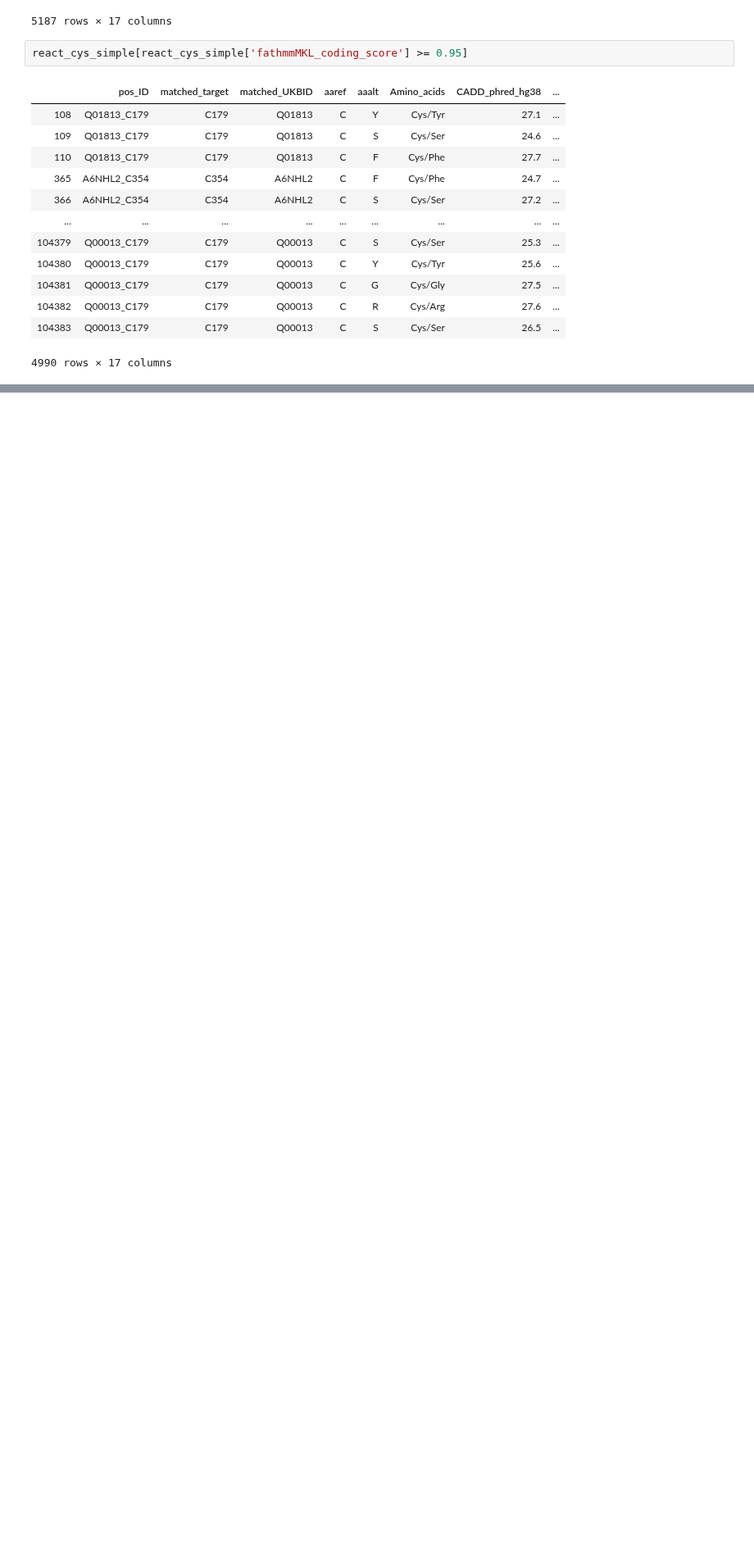
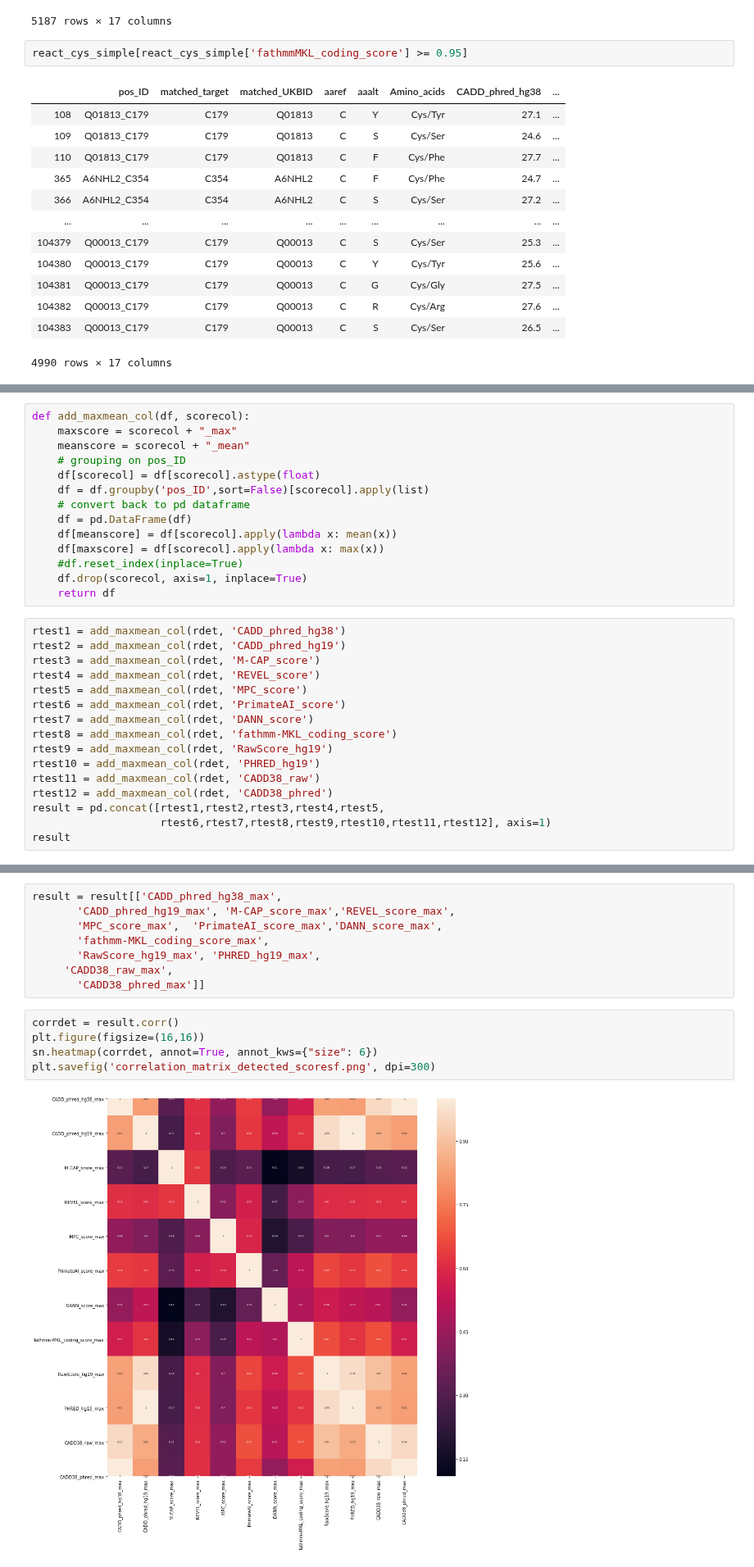
Before and after one commit to Mfpfox/MAPPING, a Jupyter notebook: Rfig_file_filter.ipynb, the cells around one changed output, grey strips where cells are left out. Shown at 82% size. Drawn from its saved outputs; the diff is of its cells as text; blank space fills up the shorter version.

```diff
--- a/Rfig_file_filter.ipynb
+++ b/Rfig_file_filter.ipynb
@@ -1156,0 +740,30 @@ react_cys_simple.shape
+# %%
+def add_maxmean_col(df, scorecol):
+    maxscore = scorecol + "_max"
+    meanscore = scorecol + "_mean"
+    # grouping on pos_ID
+    df[scorecol] = df[scorecol].astype(float)
+    df = df.groupby('pos_ID',sort=False)[scorecol].apply(list)
+    # convert back to pd dataframe
+    df = pd.DataFrame(df)
+    df[meanscore] = df[scorecol].apply(lambda x: mean(x))
+    df[maxscore] = df[scorecol].apply(lambda x: max(x))
+    #df.reset_index(inplace=True)
+    df.drop(scorecol, axis=1, inplace=True)
+    return df
+# %%
+rtest1 = add_maxmean_col(rdet, 'CADD_phred_hg38')
+rtest2 = add_maxmean_col(rdet, 'CADD_phred_hg19')
+rtest3 = add_maxmean_col(rdet, 'M-CAP_score')
+rtest4 = add_maxmean_col(rdet, 'REVEL_score')
+rtest5 = add_maxmean_col(rdet, 'MPC_score')
+rtest6 = add_maxmean_col(rdet, 'PrimateAI_score')
+rtest7 = add_maxmean_col(rdet, 'DANN_score')
+rtest8 = add_maxmean_col(rdet, 'fathmm-MKL_coding_score')
+rtest9 = add_maxmean_col(rdet, 'RawScore_hg19')
+rtest10 = add_maxmean_col(rdet, 'PHRED_hg19')
+rtest11 = add_maxmean_col(rdet, 'CADD38_raw')
+rtest12 = add_maxmean_col(rdet, 'CADD38_phred')
+result = pd.concat([rtest1,rtest2,rtest3,rtest4,rtest5,
+                    rtest6,rtest7,rtest8,rtest9,rtest10,rtest11,rtest12], axis=1)
+result
@@ -1156,0 +872,15 @@ react_cys_simple.shape
+# %%
+result = result[['CADD_phred_hg38_max',
+       'CADD_phred_hg19_max', 'M-CAP_score_max','REVEL_score_max',
+       'MPC_score_max',  'PrimateAI_score_max','DANN_score_max',
+       'fathmm-MKL_coding_score_max',
+       'RawScore_hg19_max', 'PHRED_hg19_max',
+     'CADD38_raw_max',
+       'CADD38_phred_max']]
+# %%
+corrdet = result.corr()
+plt.figure(figsize=(16,16))
+sn.heatmap(corrdet, annot=True, annot_kws={"size": 6})
+plt.savefig('correlation_matrix_detected_scoresf.png', dpi=300)
+# %% [output]
+[figure, added]
```
Also changed, not shown: parts of 93 cells of this notebook.
